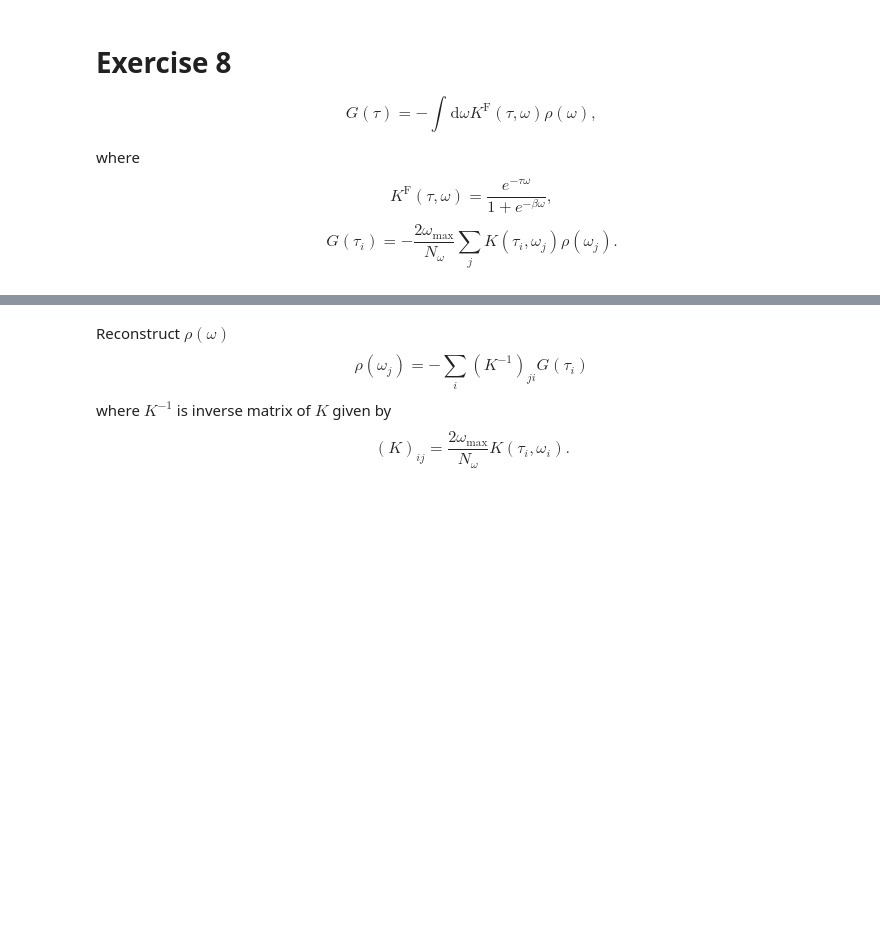
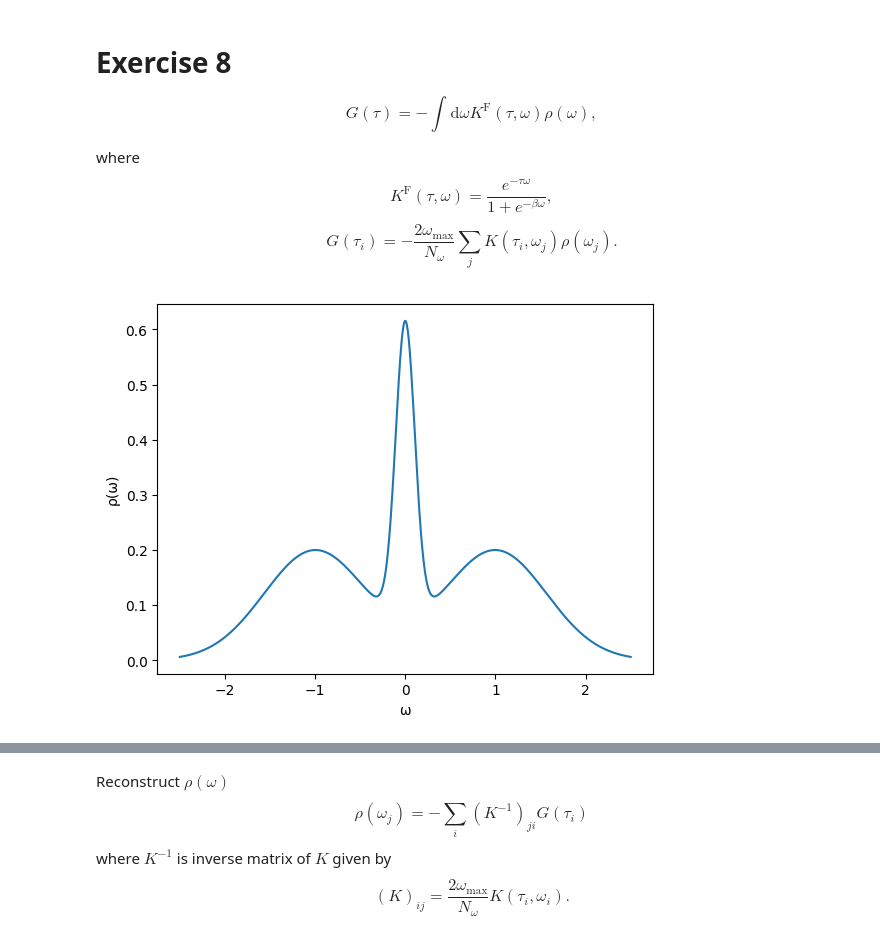
Before and after one commit to FumiyaKakizawa/saidai_compute_physics, a Jupyter notebook: compute_physics_exercise_1-10.ipynb, the cells around one changed output, grey strips where cells are left out. Saved outputs shown, nothing was run; the diff lists cells and outputs as text; code cells hidden in the pictures; blank space fills up the shorter version.

```diff
--- a/compute_physics_exercise_1-10.ipynb
+++ b/compute_physics_exercise_1-10.ipynb
@@ -449,16 +481,18 @@ G(\tau_i) = -\frac{2\omega_{\mathrm{max}}}{N_\omega} \sum_j K(\tau_i,\omega_j)\r
 $$
 # %%
 function gaussian(x,μ,σ)
-    (1/(sqrt(2π)*σ)) * exp(-((x-μ)/σ)^2)
+    (1/(sqrt(2π)*σ)) * exp(-((x .- μ)/σ)^2)
 end
 
 ρ = ω -> 0.2 * gaussian(ω,0.0,0.15) + 0.4 * gaussian(ω,1.0,0.8) + 0.4 * gaussian(ω,-1.0,0.8)
 ωs = collect(range(-2.5,2.5,length=1000))
 plt.figure()
 plt.plot(ωs,ρ.(ωs))
 plt.xlabel("ω")
 plt.ylabel("ρ(ω)")
 plt.savefig("check_spectural_function.pdf")
+# %% [output]
+[figure, added]
 # %%
 function kernel_f(τ,ω,β)
     exp(-τ*ω) / (1+exp(-β*ω))
```
Also changed, not shown: parts of 31 cells of this notebook, 1 other file.
